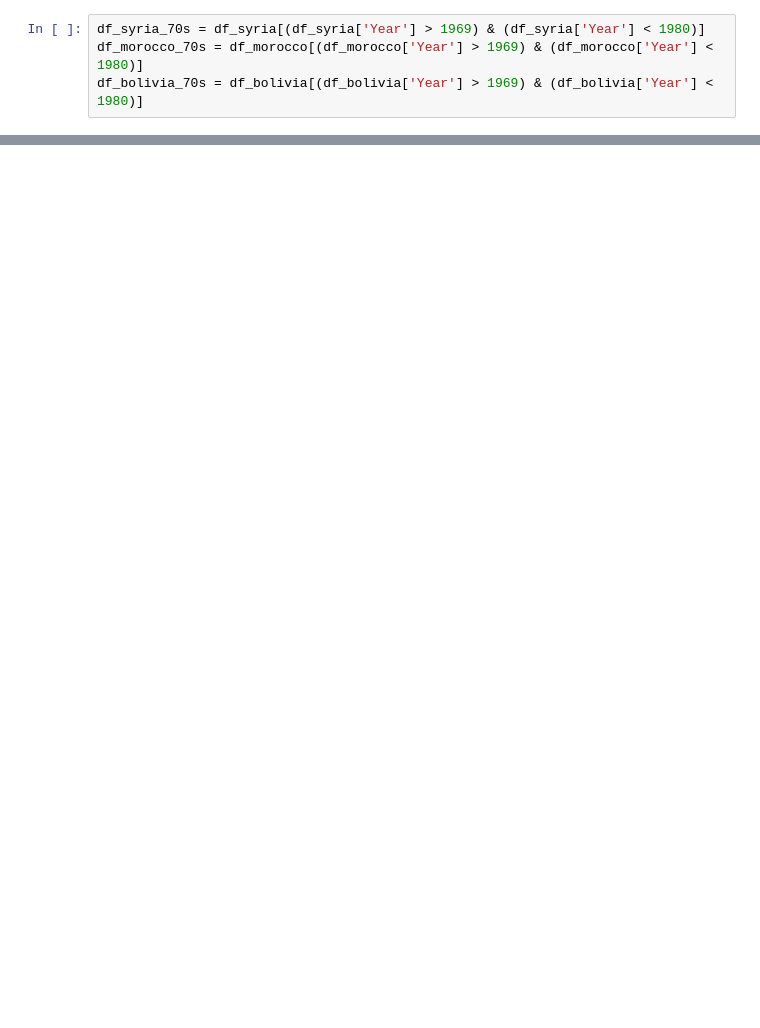
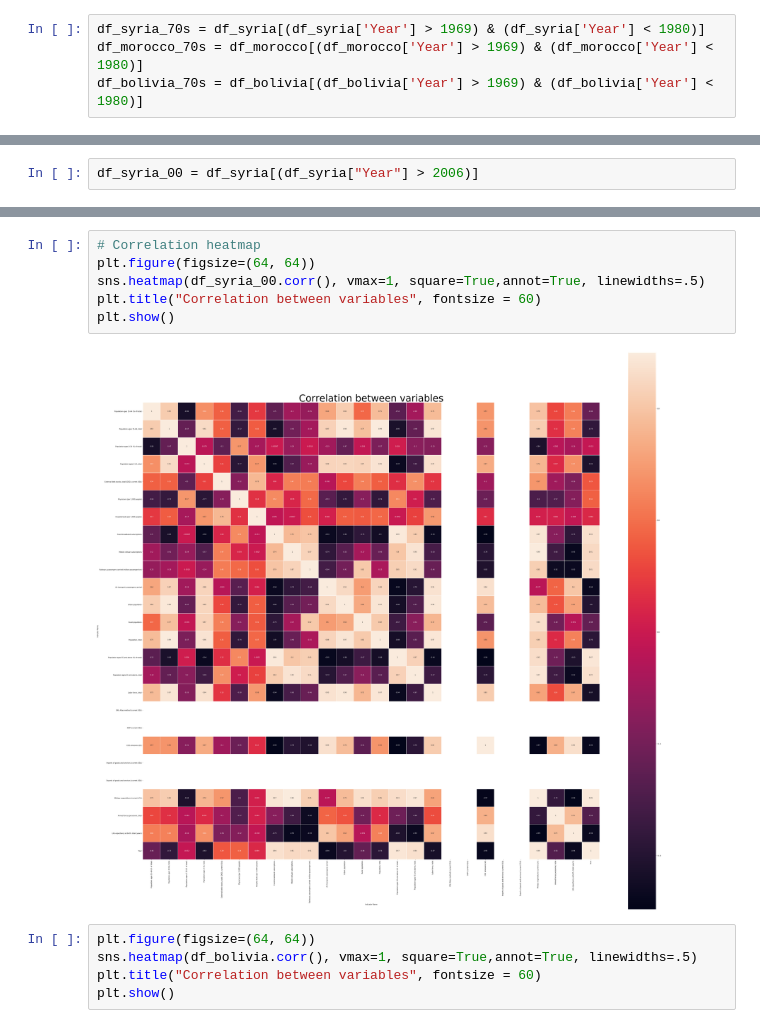
Before and after one commit to VicenteMolina/what-would-have-happened-if, a Jupyter notebook: Data_treatment.ipynb, the cells around one changed output, grey strips where cells are left out. Drawn from its saved outputs; the diff is of its cells as text; blank space fills up the shorter version.

```diff
--- a/Data_treatment.ipynb
+++ b/Data_treatment.ipynb
@@ -162,0 +225,2 @@ plt.plot(df_morocco["GDP per capita (current US$)"])
+# %%
+df_syria_00 = df_syria[(df_syria["Year"] > 2006)]
@@ -162,0 +248,13 @@ plt.plot(df_morocco["GDP per capita (current US$)"])
+# %%
+# Correlation heatmap
+plt.figure(figsize=(64, 64))
+sns.heatmap(df_syria_00.corr(), vmax=1, square=True,annot=True, linewidths=.5)
+plt.title("Correlation between variables", fontsize = 60)
+plt.show()
+# %% [output]
+[figure, added]
+# %%
+plt.figure(figsize=(64, 64))
+sns.heatmap(df_bolivia.corr(), vmax=1, square=True,annot=True, linewidths=.5)
+plt.title("Correlation between variables", fontsize = 60)
+plt.show()
```
Also changed, not shown: parts of 31 cells of this notebook.
